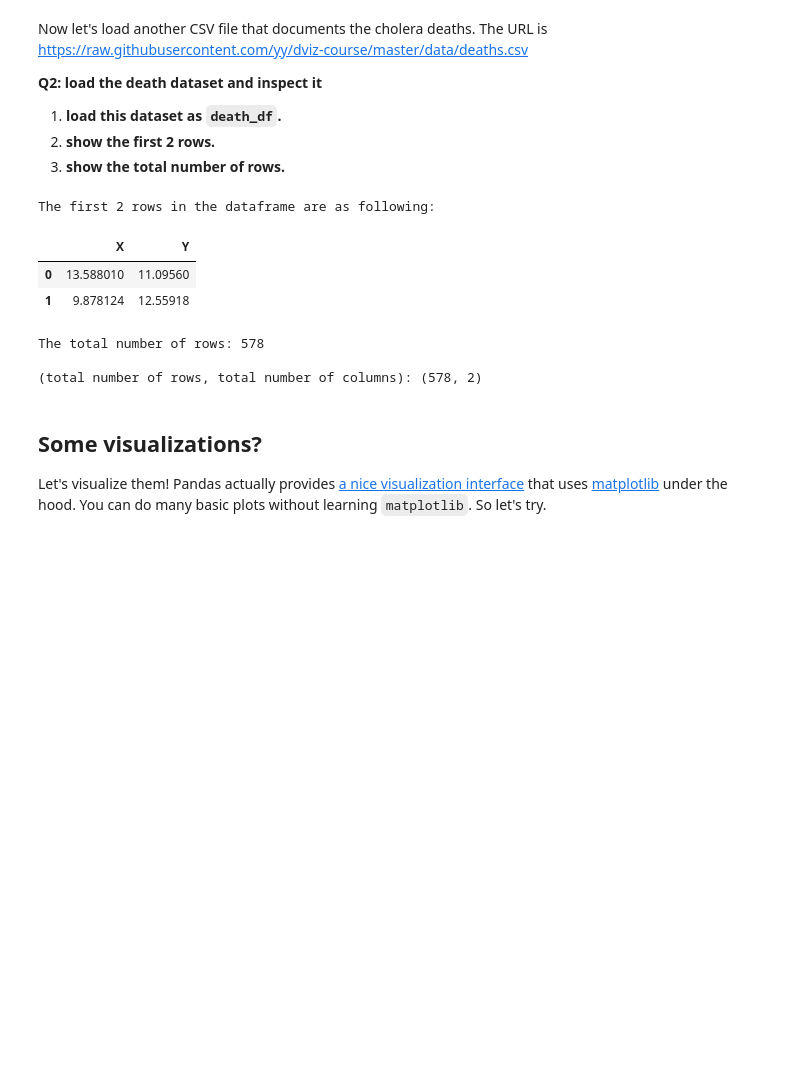
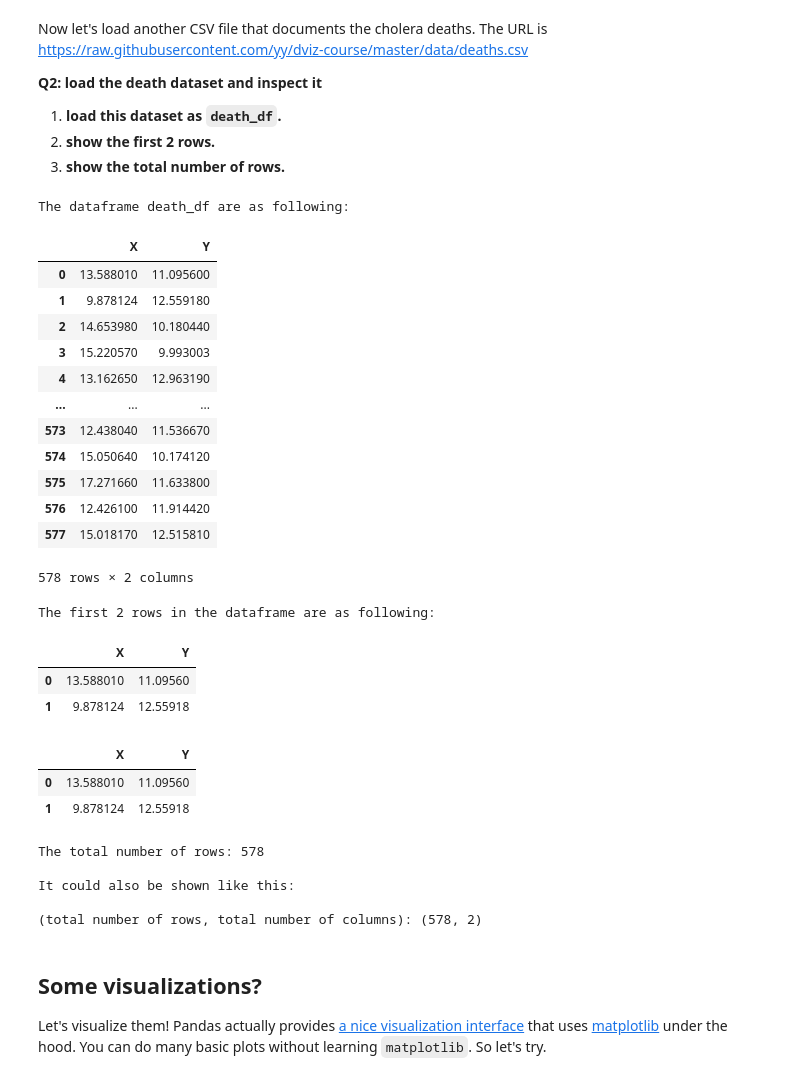
Before and after one commit to fred248h/62444-DVA, a Jupyter notebook: YaseminKeskins204593/Assignments/2_dsb_s204593.ipynb, the cells around one changed output. Cells and saved outputs as stored; diff of their text form; code cells hidden in the pictures; blank space fills up the shorter version.

```diff
--- a/YaseminKeskins204593/Assignments/2_dsb_s204593.ipynb
+++ b/YaseminKeskins204593/Assignments/2_dsb_s204593.ipynb
@@ -173,6 +173,24 @@ Now let's load another CSV file that documents the cholera deaths. The URL is ht
 2. **show the first 2 rows.**
 3. **show the total number of rows.**
 # %%
-#1 loading the dataset as death_df
+#1.
+# loading the dataset as death_df
 death_df = pd.read_csv('https://raw.githubusercontent.com/yy/dviz-course/master/data/deaths.csv')
+print('The dataframe death_df are as following:')
+death_df
+# %% [output]
+The dataframe death_df are as following:
+|  | X | Y |
+| 0 | 13.588010 | 11.095600 |
+| 1 | 9.878124 | 12.559180 |
+| 2 | 14.653980 | 10.180440 |
+| 3 | 15.220570 | 9.993003 |
+| 4 | 13.162650 | 12.963190 |
+| ... | ... | ... |
+| 573 | 12.438040 | 11.536670 |
+| 574 | 15.050640 | 10.174120 |
+| 575 | 17.271660 | 11.633800 |
+| 576 | 12.426100 | 11.914420 |
+| 577 | 15.018170 | 12.515810 |
+578 rows × 2 columns
 # %%
@@ -185,15 +204,30 @@ The first 2 rows in the dataframe are as following:
 |  | X | Y |
 | 0 | 13.588010 | 11.09560 |
 | 1 | 9.878124 | 12.55918 |
+# %%
+#or like this
+death_df[0:2]
+# %% [output]
+|  | X | Y |
+| 0 | 13.588010 | 11.09560 |
+| 1 | 9.878124 | 12.55918 |
 # %%
-#Number of rows in the dataset by determining the lenght of the dataset
+#3.
+# Number of rows in the dataset by determining the lenght of the dataset
+
 print('The total number of rows:', len(death_df))
 print()
+
+print('It could also be shown like this:')
+print()
+
 #This code will give the same output and more. Shape provides both number of rows and the number of columns.
 print('(total number of rows, total number of columns):',death_df.shape)
 # %% [output]
 The total number of rows: 578
 
+It could also be shown like this:
+
 (total number of rows, total number of columns): (578, 2)
 # %% [markdown]
 ## Some visualizations?
```
Also changed, not shown: parts of 9 cells of this notebook, 1 other file.
